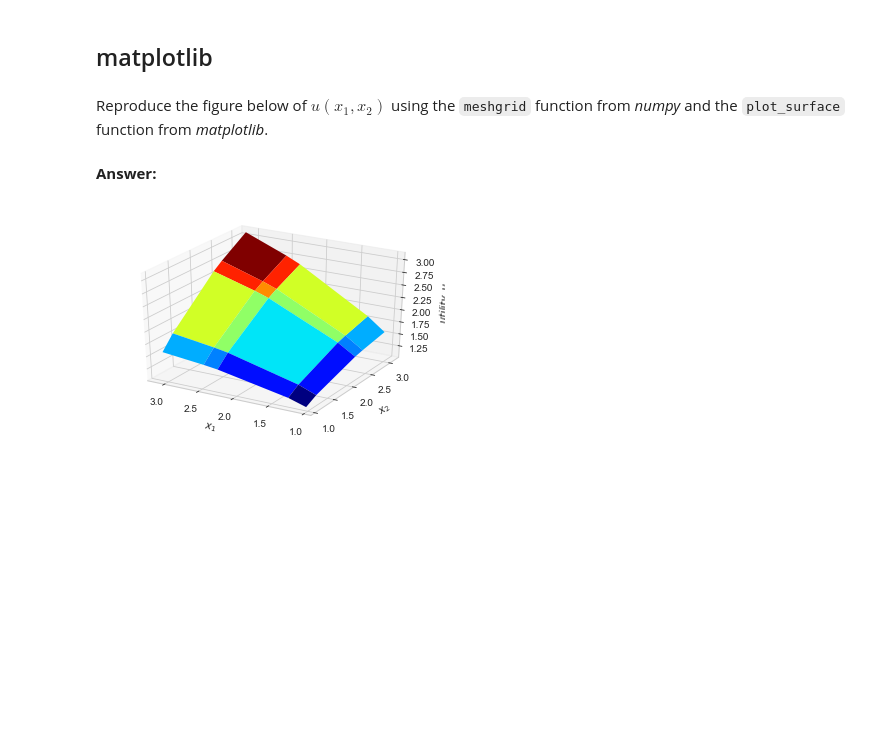
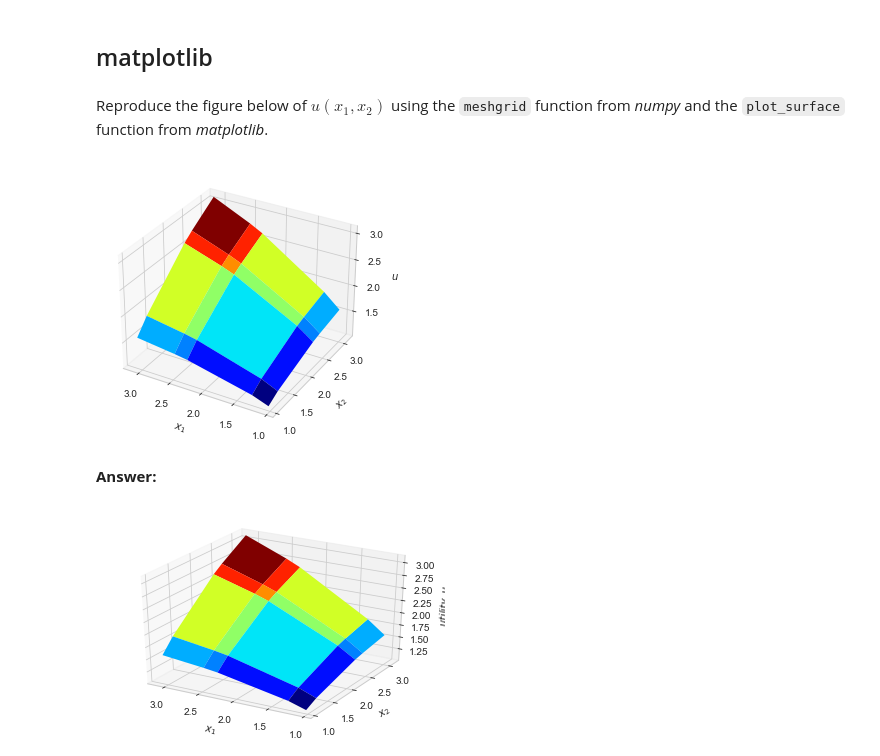
Before and after one commit to AskerNC/exercises-2021, a Jupyter notebook: PS1/problem_set_1.ipynb, the cells around one changed output. Cells and saved outputs as stored; diff of their text form; code cells hidden in the pictures; blank space fills up the shorter version.

```diff
--- a/PS1/problem_set_1.ipynb
+++ b/PS1/problem_set_1.ipynb
@@ -103,17 +116,31 @@ Reproduce the figure below of $u(x_1,x_2)$ using the `meshgrid` function from _n
 # %%
 # evaluate utility function
 import numpy as np
 x1_grid,x2_grid = np.meshgrid(x1_vec,x2_vec,indexing='ij')
 u_grid = u(x1_grid,x2_grid)
 
 # import plot modules
 %matplotlib inline
 import matplotlib.pyplot as plt
 plt.style.use('seaborn-whitegrid')
 from mpl_toolkits.mplot3d import Axes3D
 from matplotlib import cm # for colormaps
 
-# write your code here
+fig = plt.figure() # create the figure
+ax = fig.add_subplot(1,1,1,projection='3d') # create a 3d axis in the figure
+ax.plot_surface(x1_grid,x2_grid,u_grid,cmap=cm.jet)
+
+# b. add labels
+ax.set_xlabel('$x_1$')
+ax.set_ylabel('$x_2$')
+ax.set_zlabel('$u$')
+# c. invert xaxis to bring Origin in center front
+ax.invert_xaxis()
+
+# d. save
+fig.tight_layout();
+# %% [output]
+[figure, added]
 # %% [markdown]
 **Answer:**
 # %%
```
Also changed, not shown: parts of 4 cells of this notebook.
